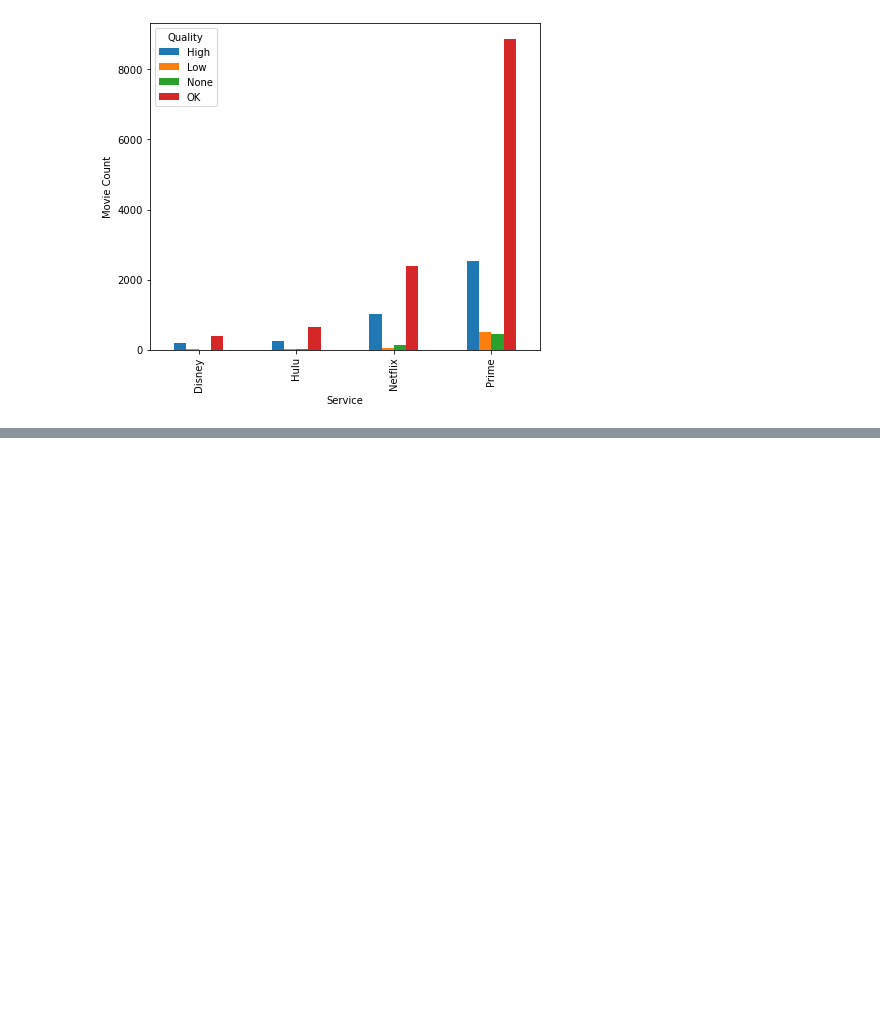
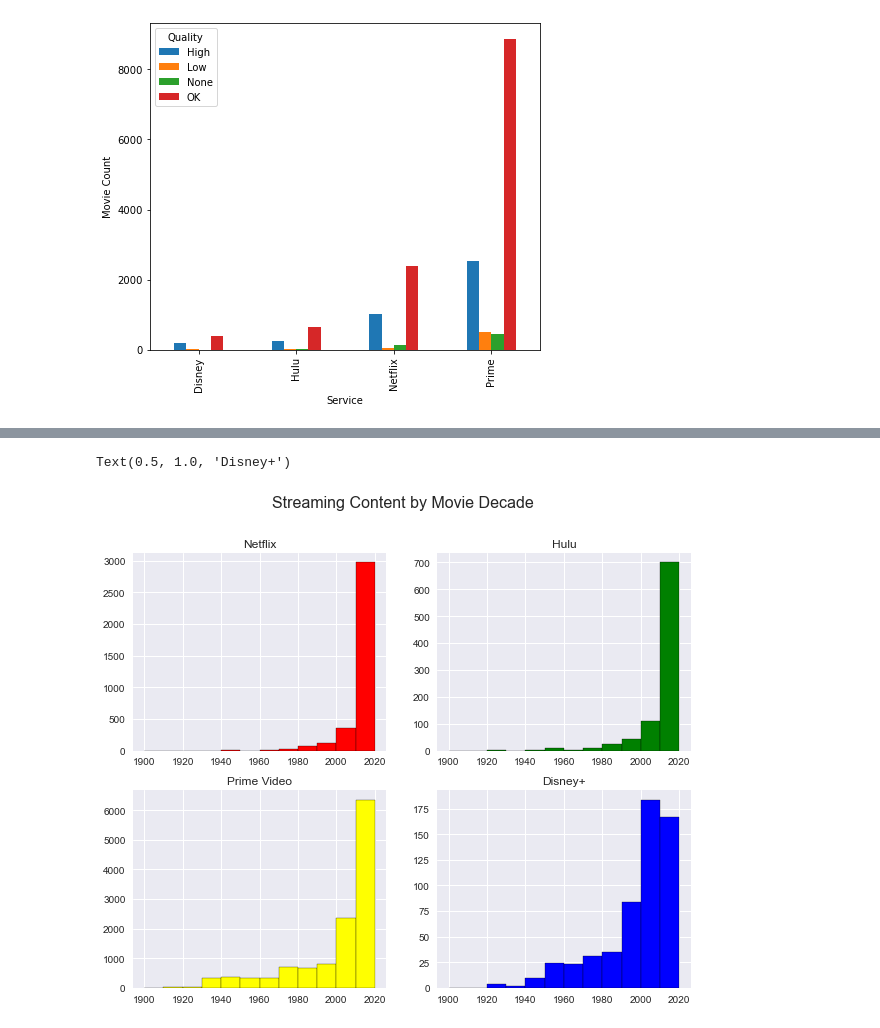
Before and after one commit to AndrewAwl/StreamingMovieData, a Jupyter notebook: FinalProject.ipynb, the cells around one changed output, grey strips where cells are left out. Saved outputs shown, nothing was run; the diff lists cells and outputs as text; code cells hidden in the pictures; blank space fills up the shorter version.

```diff
--- a/FinalProject.ipynb
+++ b/FinalProject.ipynb
@@ -700,0 +496,20 @@ bins = [1970, 1980, 1990, 2000, 2010, 2020]
+# %%
+netflixmask1 = newflatdf['Service'] == 'Netflix'
+hulumask1 = newflatdf['Service'] == 'Hulu'
+primemask1 = newflatdf['Service'] == 'Prime'
+disneymask1 = newflatdf['Service'] == 'Disney'
+# %%
+# https://matplotlib.org/3.1.0/gallery/subplots_axes_and_figures/subplots_demo.html
+fig, axs = plt.subplots(2, 2)
+fig.suptitle("Streaming Content by Movie Decade", fontsize=16)
+axs[0, 0].hist(newflatdf[netflixmask1].Year, bins=bins, edgecolor= 'black', color='red')
+axs[0, 0].set_title('Netflix')
+axs[0, 1].hist(newflatdf[hulumask1].Year, bins=bins, edgecolor = 'black', color='green')
+axs[0, 1].set_title('Hulu')
+axs[1, 0].hist(newflatdf[primemask1].Year, bins=bins, edgecolor = 'black', color = 'yellow')
+axs[1, 0].set_title('Prime Video')
+axs[1, 1].hist(newflatdf[disneymask1].Year, bins=bins, edgecolor = 'black', color = 'blue')
+axs[1, 1].set_title('Disney+')
+# %% [output]
+Text(0.5, 1.0, 'Disney+')
+[figure, added]
```
Also changed, not shown: parts of 129 cells of this notebook.
